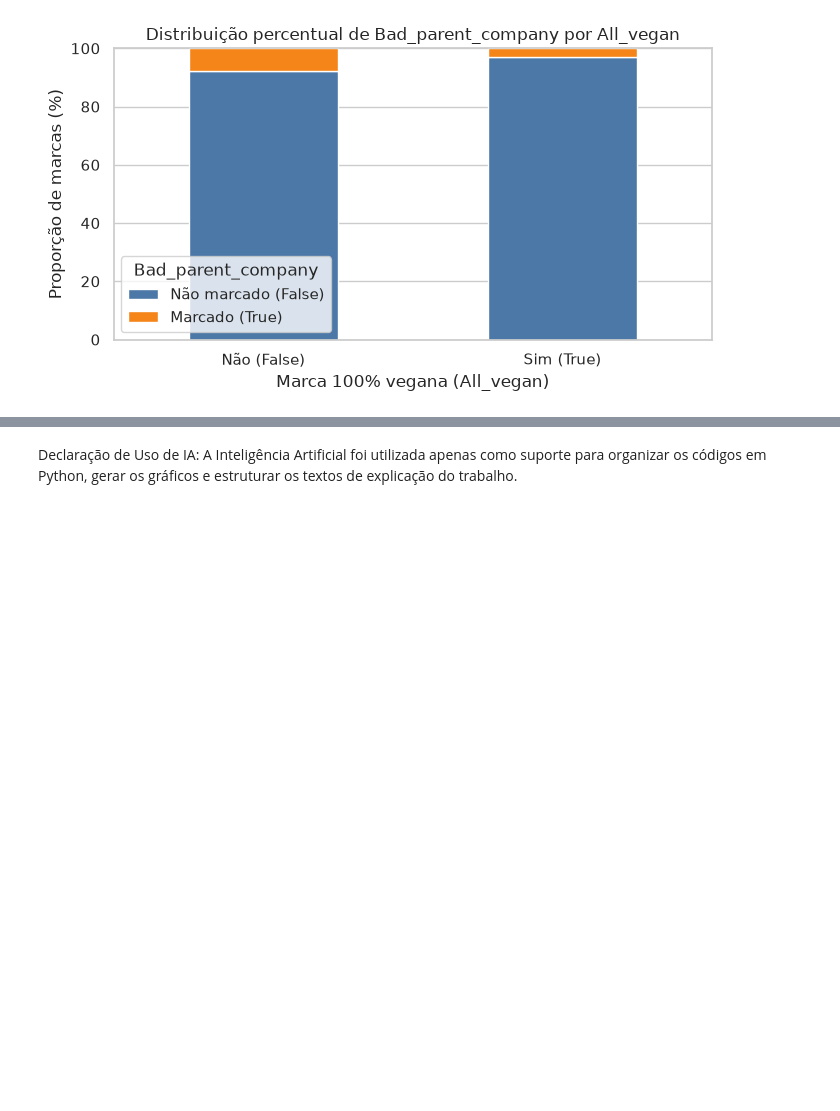
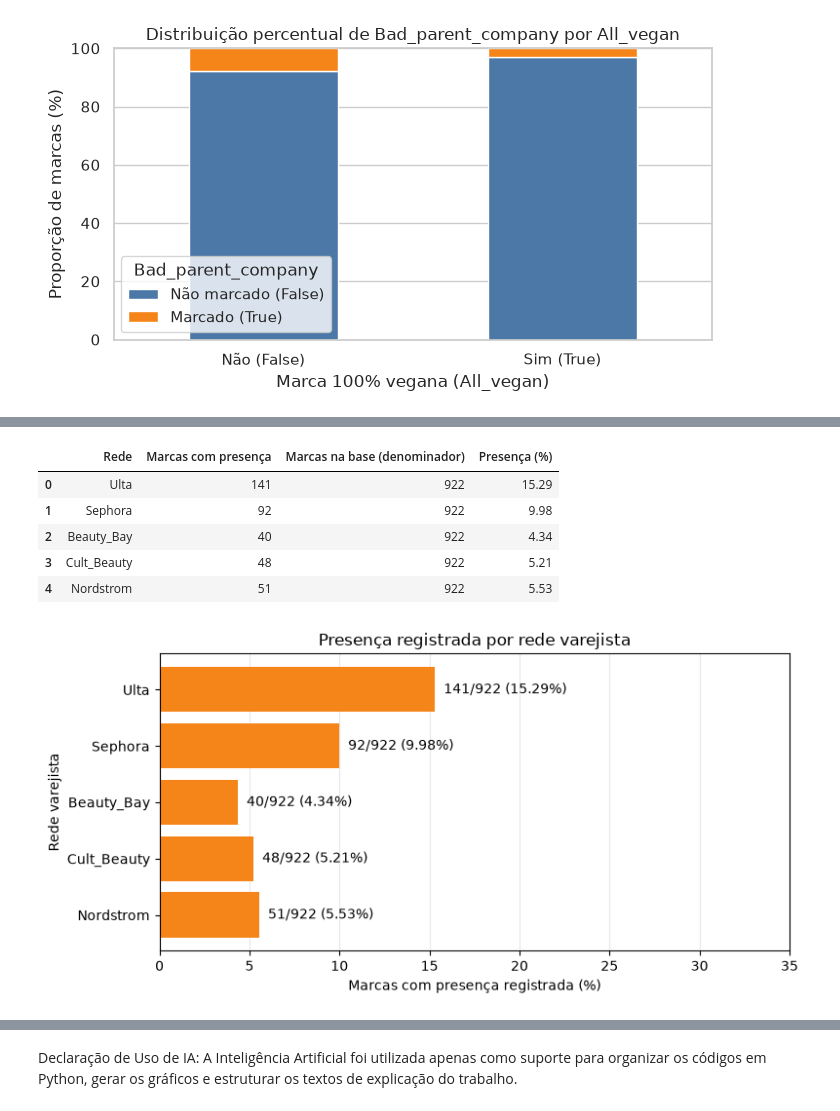
Before and after one commit to lslukinha/AVD-20262-pratica-streamlit, a Jupyter notebook: notebooks/eda.ipynb, the cells around one changed output, grey strips where cells are left out. Drawn from its saved outputs; the diff is of its cells as text; code cells hidden in the pictures; blank space fills up the shorter version.

```diff
--- a/notebooks/eda.ipynb
+++ b/notebooks/eda.ipynb
@@ -357,0 +426,46 @@ plt.show()
+# %%
+denominador_rede = len(df)
+metricas_por_rede = pd.DataFrame(
+    [
+        {
+            "Rede": rede,
+            "Marcas com presença": int(df[rede].sum()),
+            "Marcas na base (denominador)": denominador_rede,
+            "Presença (%)": round(df[rede].sum() / denominador_rede * 100, 2),
+        }
+        for rede in VAREJISTAS
+    ]
+)
+display(metricas_por_rede)
+
+fig, ax = plt.subplots(figsize=(8, 4))
+barras_rede = ax.barh(
+    metricas_por_rede["Rede"],
+    metricas_por_rede["Presença (%)"],
+    color=COR_MARCADO,
+)
+ax.invert_yaxis()
+ax.set_xlim(0, 35)
+ax.set_title("Presença registrada por rede varejista")
+ax.set_xlabel("Marcas com presença registrada (%)")
+ax.set_ylabel("Rede varejista")
+ax.grid(axis="x", alpha=0.3)
+ax.set_axisbelow(True)
+for barra, linha in zip(barras_rede, metricas_por_rede.to_dict("records")):
+    ax.text(
+        barra.get_width() + 0.5,
+        barra.get_y() + barra.get_height() / 2,
+        f"{linha['Marcas com presença']}/{linha['Marcas na base (denominador)']} "
+        f"({linha['Presença (%)']:.2f}%)",
+        va="center",
+    )
+plt.tight_layout()
+plt.show()
+# %% [output]
+|  | Rede | Marcas com presença | Marcas na base (denominador) | Presença (%) |
+| 0 | Ulta | 141 | 922 | 15.29 |
+| 1 | Sephora | 92 | 922 | 9.98 |
+| 2 | Beauty_Bay | 40 | 922 | 4.34 |
+| 3 | Cult_Beauty | 48 | 922 | 5.21 |
+| 4 | Nordstrom | 51 | 922 | 5.53 |
+[figure, added]
```
Also changed, not shown: parts of 7 cells of this notebook, 11 other files.
